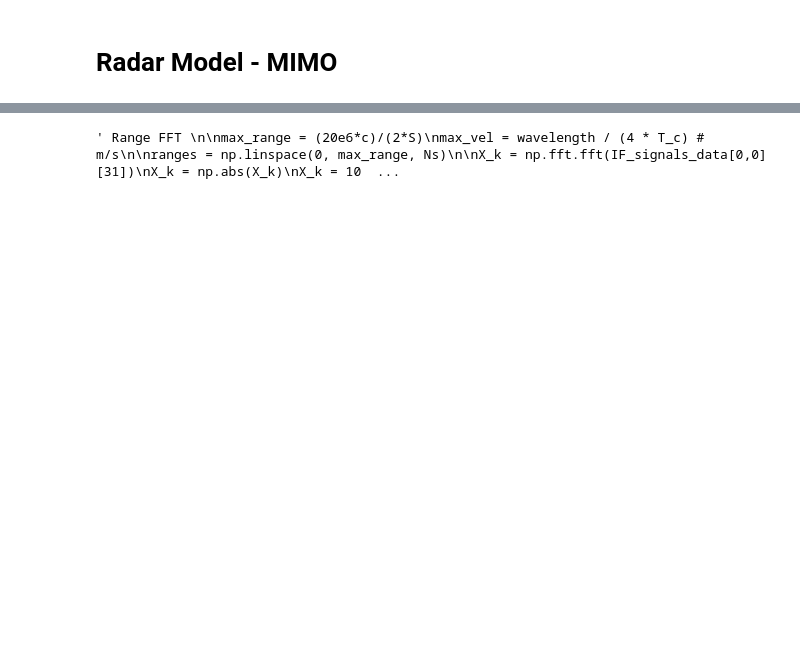
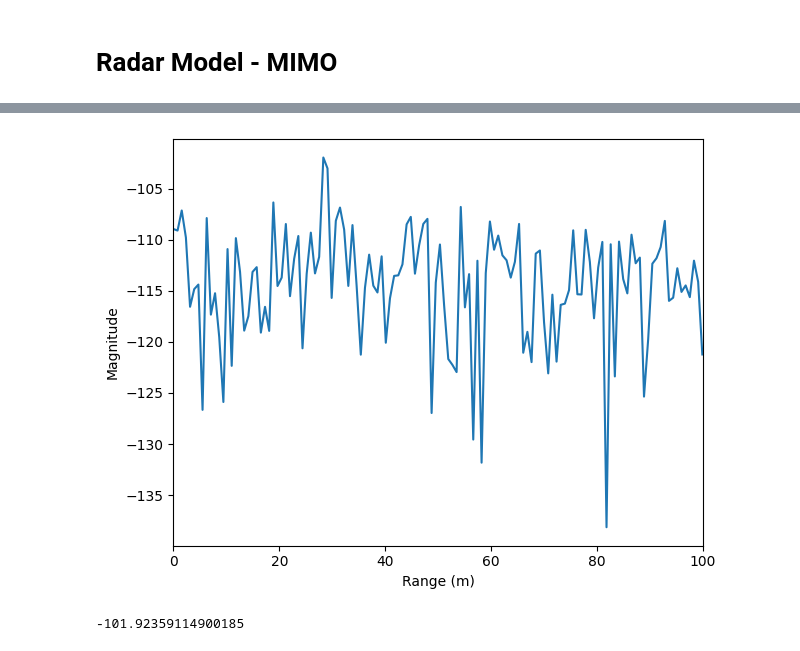
Before and after one commit to RHIMMELAND/MMARS, a Jupyter notebook: MIMO_radar_Range_Vel_Angle.ipynb, the cells around one changed output, grey strips where cells are left out. Saved outputs shown, nothing was run; the diff lists cells and outputs as text; code cells hidden in the pictures; blank space fills up the shorter version.

```diff
--- a/MIMO_radar_Range_Vel_Angle.ipynb
+++ b/MIMO_radar_Range_Vel_Angle.ipynb
@@ -166,26 +196,28 @@ plt.show()
 # %%
-""" Range FFT
+"""Range FFT """
 
 max_range = (20e6*c)/(2*S)
 max_vel = wavelength / (4 * T_c) # m/s
 
 ranges = np.linspace(0, max_range, Ns)
 
-X_k = np.fft.fft(IF_signals_data[0,0][31])
+X_k = np.fft.fft(IF_signals_data[0,0][0])
 X_k = np.abs(X_k)
-X_k = 10 * np.log10(X_k)
+X_k = 20 * np.log10(X_k)
 
 plt.plot(ranges, X_k)
 plt.xlabel("Range (m)")
 
 plt.ylabel("Magnitude")
 plt.xlim([0, 100])
 
 plt.tight_layout()
 plt.show()
-"""
+
+print(np.max(X_k))
 # %% [output]
+[figure, added]
-' Range FFT \n\nmax_range = (20e6*c)/(2*S)\nmax_vel = wavelength / (4 * T_c) # m/s\n\nranges = np.linspace(0, max_range, Ns)\n\nX_k = np.fft.fft(IF_signals_data[0,0][31])\nX_k = np.abs(X_k)\nX_k = 10  ...
+-101.92359114900185
 # %%
 fig, axs = plt.subplots(1, len(IF_signals_data), figsize=(20, 10))
 
```
Also changed, not shown: parts of 23 cells of this notebook.
